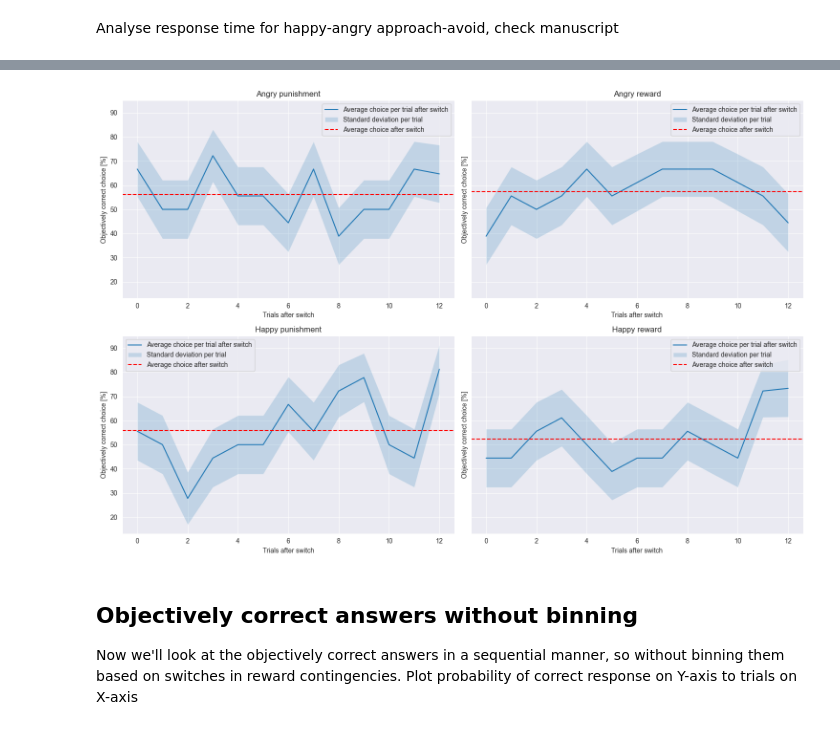
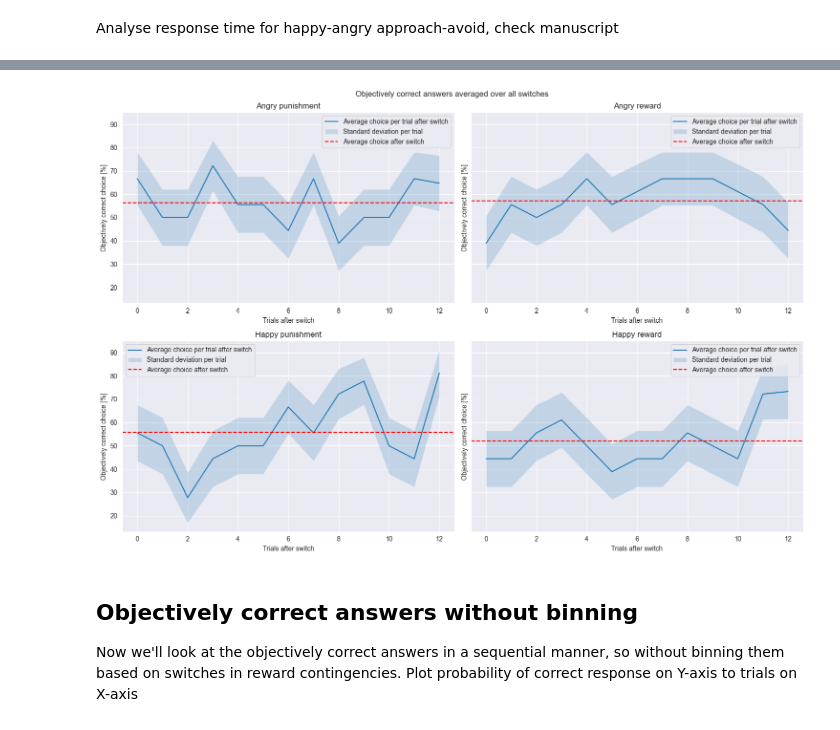
Before and after one commit to KTZ228/phd_1_analysis, a Jupyter notebook: scripts/behavioural_pilot_analysis.ipynb, the cells around one changed output, grey strips where cells are left out. Saved outputs shown, nothing was run; the diff lists cells and outputs as text; code cells hidden in the pictures.

Commit message:
output plot name changes

```diff
--- a/scripts/behavioural_pilot_analysis.ipynb
+++ b/scripts/behavioural_pilot_analysis.ipynb
@@ -179,35 +162,37 @@ df = df.drop(columns=['subject_id'])
 # Calculate the mean and standard deviation for each timepoint and stimuli_type
 means = df.groupby('stimuli_type').mean()
 average_choice_after_switch_total = means.mean(axis=1).tolist()
 stds = df.groupby('stimuli_type').sem()
 
 # Plotting
 fig, axs = plt.subplots(nrows=2, ncols=2, figsize=(15, 10), sharex=False, sharey=True) # Adjust based on the number of stimuli_types
 axs = axs.flatten() # Flatten to iterate easily
+
+fig.suptitle('Objectively correct answers averaged over all switches')
 
 stimuli_types_list = ['Angry punishment','Angry reward','Happy punishment','Happy reward']
 
 stimuli_types = means.index
 for i, stimuli_type in enumerate(stimuli_types):
     # Timepoints are the column names converted to integers for x-axis values
     timepoints = np.arange(len(means.columns))
     mean_values = means.loc[stimuli_type]
     std_values = stds.loc[stimuli_type]
 
     axs[i].plot(timepoints, mean_values, label='Average choice per trial after switch')
     axs[i].fill_between(timepoints, mean_values - std_values, mean_values + std_values, alpha=0.2, label='Standard deviation per trial')
     axs[i].axhline((average_choice_after_switch_total[i]), color='r', linestyle='--', label='Average choice after switch')
     axs[i].set_title(stimuli_types_list[i])
     axs[i].set_xlabel('Trials after switch')
     axs[i].set_ylabel('Objectively correct choice [%]')
     axs[i].legend()
     axs[i].grid(True)
 
 plt.tight_layout()
-plt.savefig(os.path.join(output_dir, 'binned_objectively_correct_choices_per_stimuli_averaged.pdf'))
+plt.savefig(os.path.join(output_dir, 'objectively_correct_choices_averaged_over_all_switches.pdf'))
 plt.show()
 # %% [output]
-[figure, old version]
+[figure, new version]
 # %% [markdown]
 ## Objectively correct answers without binning
 Now we'll look at the objectively correct answers in a sequential manner, so without binning them based on switches in reward contingencies.
```
Also changed, not shown: parts of 5 cells of this notebook.
